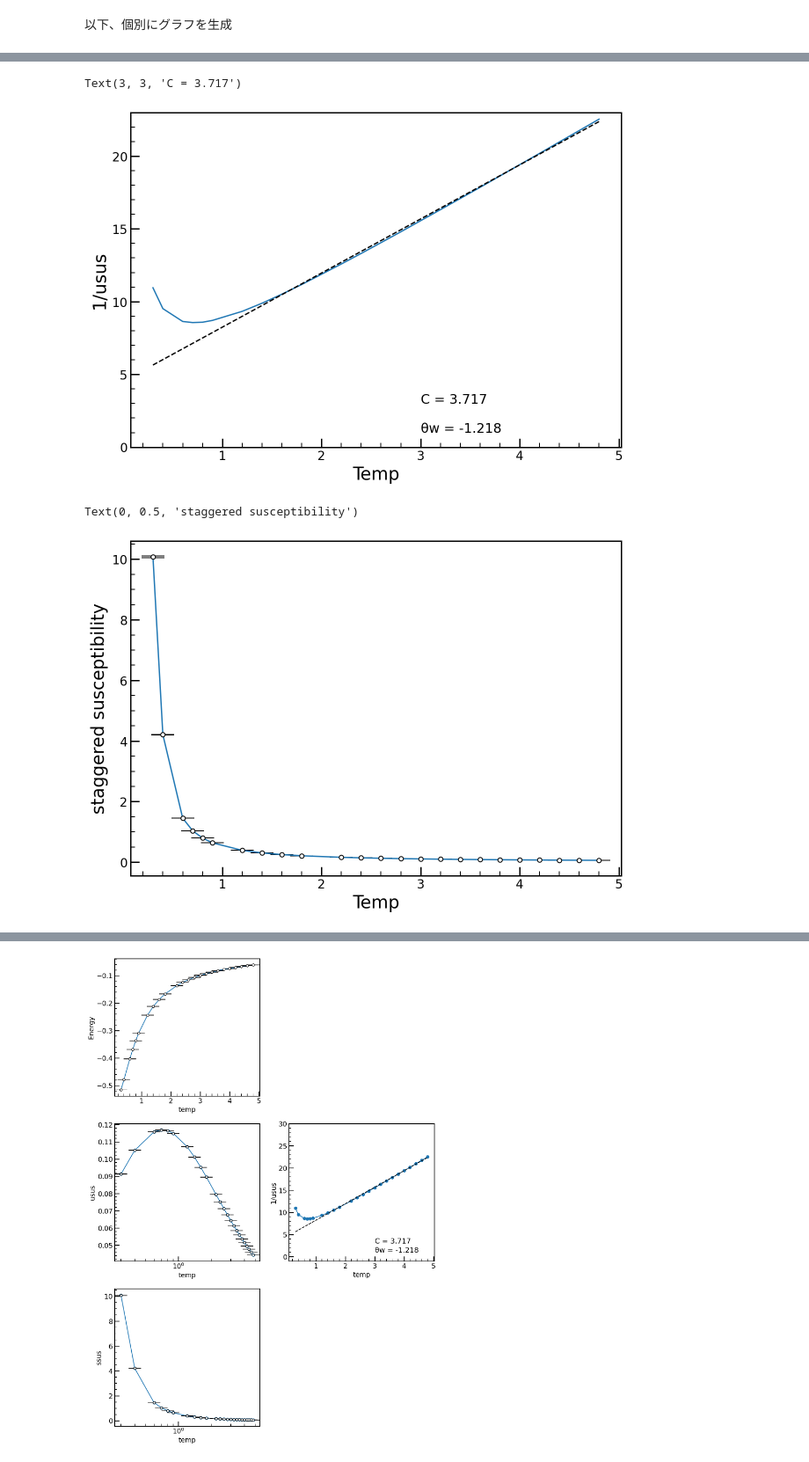
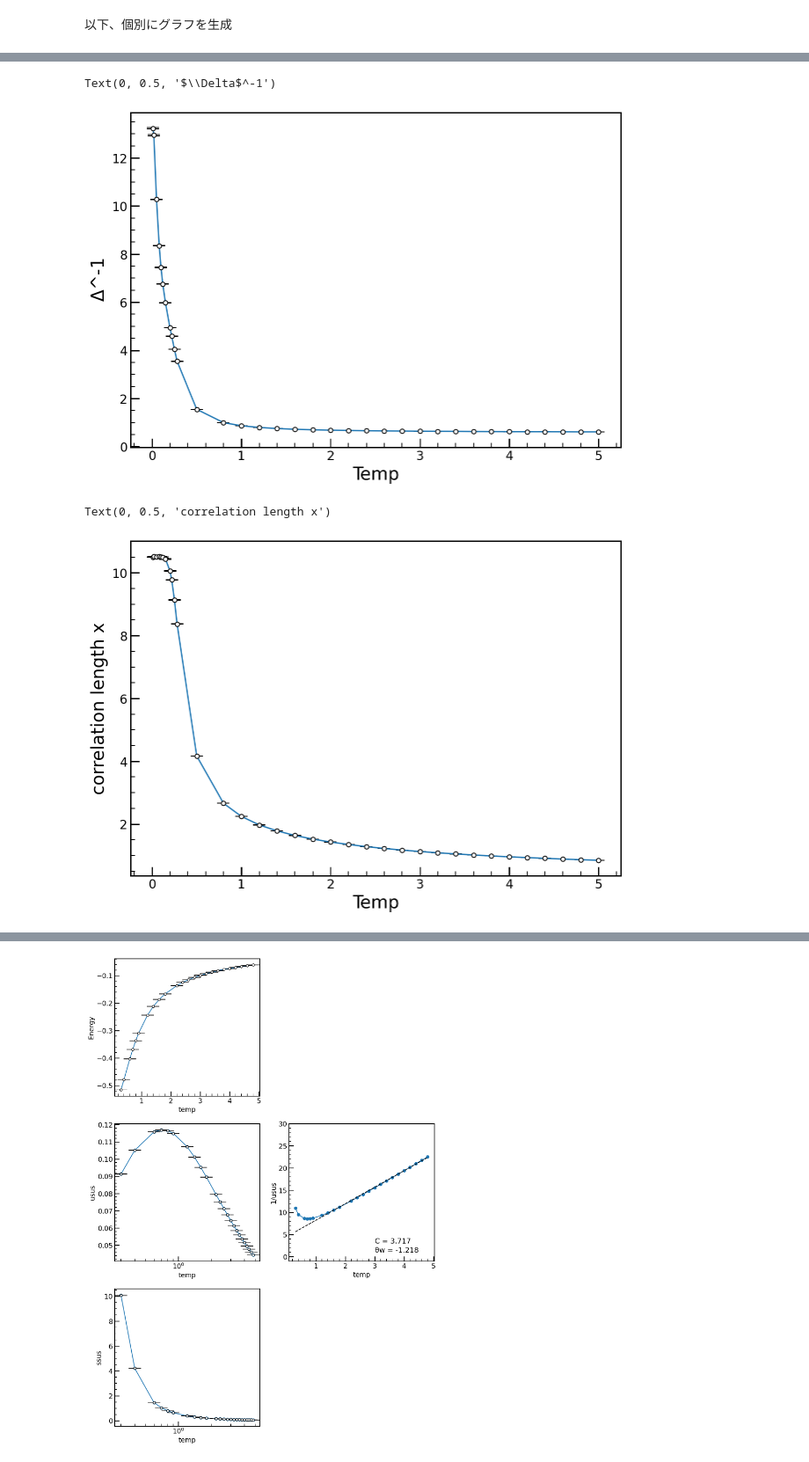
Before and after one commit to Taiga-U/bug-free-umbrella, a Jupyter notebook: makegraphs2.ipynb, the cells around one changed output, grey strips where cells are left out. Shown at 88% size. Saved outputs shown, nothing was run; the diff lists cells and outputs as text; code cells hidden in the pictures.

```diff
--- a/makegraphs2.ipynb
+++ b/makegraphs2.ipynb
@@ -16,5 +16,5 @@ import matplotlib.pyplot as plt
 from scipy import optimize
 from scipy.optimize import curve_fit
 # %%
-data = np.loadtxt("./slurm-252662.dat")
+data = np.loadtxt("./accum.dat")
 # %%
@@ -185,45 +333,38 @@ plt.xscale('log')
 # %%
 x = temp
-y = 1/usus
-# y_err = usus_err
+y = inverse_gap16
+y_err = inverse_gap_err16
 
 plt.figure(figsize=(10,7))
-
-plt.plot(x, y)
-plt.ylim(0,23)
+plt.errorbar(x, y, yerr = y_err, capsize=7, fmt='o', markersize=5, ecolor='black', markeredgecolor = "black", color='w')
+# plt.ylim(0,0.12)
 # plt.xlim(0.0,5.0)
+plt.plot(x,y)
 
 plt.xlabel('Temp', fontsize=20)
-plt.ylabel('1/usus', fontsize=20)
-# plt.xscale('log')
+plt.ylabel('$\Delta$^-1', fontsize=20)
 
-chaifit = CW_fit(x,y, 1,5,1)
-xx = temp
-yy = chaifit[2]*xx + chaifit[3]
-plt.plot(xx,yy,"--",color = "0")
-plt.text(3,1,"θw = {}".format(round(chaifit[1],3)),fontsize=15)
-plt.text(3,3,"C = {}".format(round(chaifit[2],3)),fontsize=15)
 
 # plt.savefig('y_error_bar.png')
 # %% [output]
-Text(3, 3, 'C = 3.717')
+Text(0, 0.5, '$\\Delta$^-1')
-[figure, old version]
+[figure, new version]
 # %%
 x = temp
-y = ssus
-y_err = ssus_err
+y = correlation_length_x16
+y_err = correlation_length_x_err16
 
 plt.figure(figsize=(10,7))
-plt.errorbar(x, y, yerr = y_err, capsize=13, fmt='o', markersize=5, ecolor='black', markeredgecolor = "black", color='w')
+plt.errorbar(x, y, yerr = y_err, capsize=7, fmt='o', markersize=5, ecolor='black', markeredgecolor = "black", color='w')
 # plt.ylim(0,0.12)
 # plt.xlim(0.0,5.0)
 plt.plot(x,y)
 
 plt.xlabel('Temp', fontsize=20)
-plt.ylabel('staggered susceptibility', fontsize=20)
+plt.ylabel('correlation length x', fontsize=20)
 
 
 # plt.savefig('y_error_bar.png')
 # %% [output]
-Text(0, 0.5, 'staggered susceptibility')
+Text(0, 0.5, 'correlation length x')
-[figure, old version]
+[figure, new version]
```
Also changed, not shown: parts of 12 cells of this notebook.
